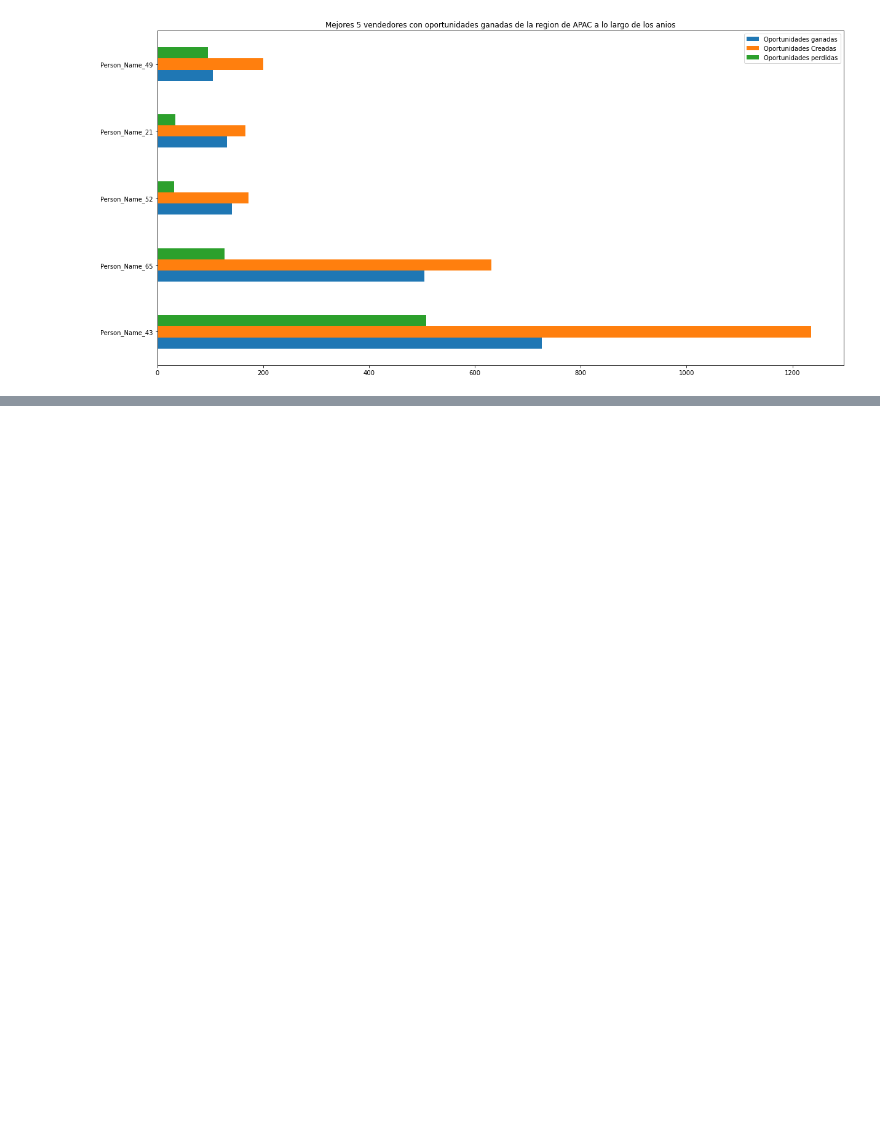
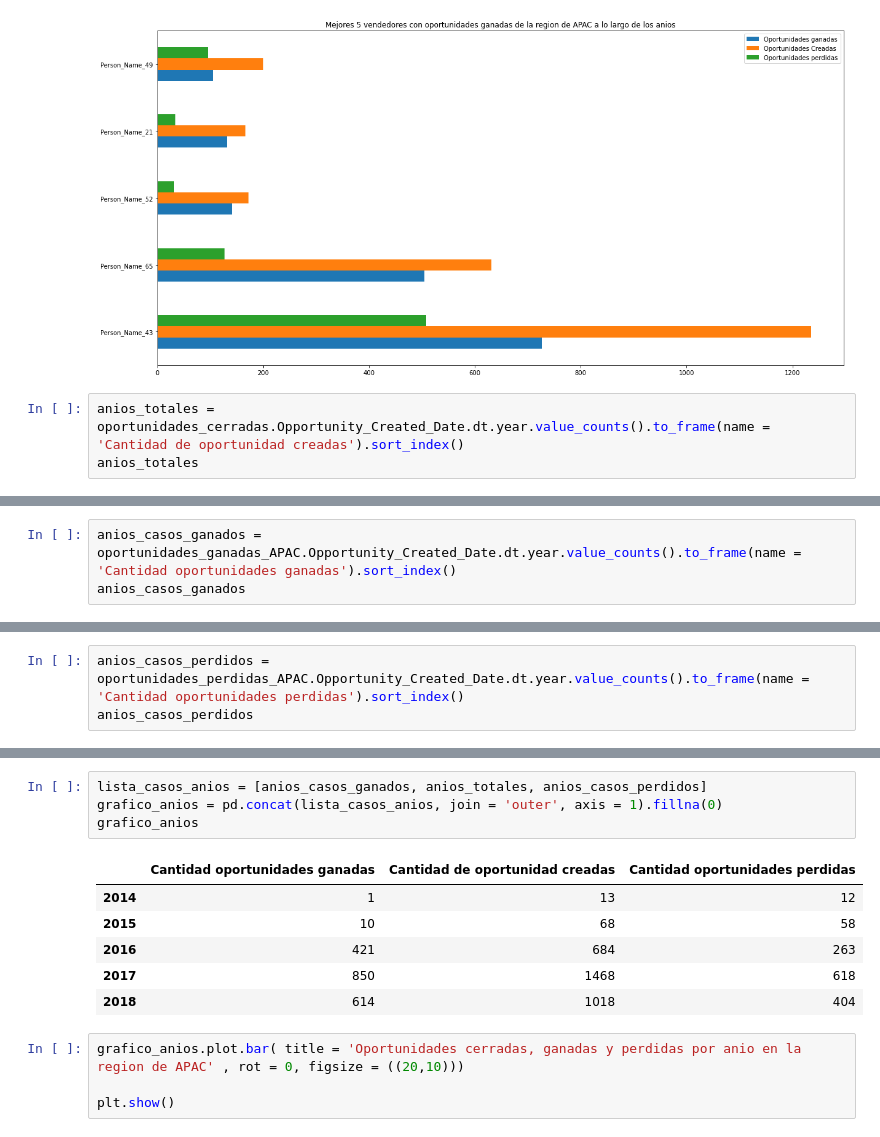
Before and after one commit to Ramaxx95/TP1-Orga-de-Datos, a Jupyter notebook: Visualizaciones/Region_APAC.ipynb, the cells around one changed output, grey strips where cells are left out. Saved outputs shown, nothing was run; the diff lists cells and outputs as text; blank space fills up the shorter version.

```diff
--- a/Visualizaciones/Region_APAC.ipynb
+++ b/Visualizaciones/Region_APAC.ipynb
@@ -267,3 +267,6 @@ top_5_vendedores.plot.barh( title = 'Mejores 5 vendedores con oportunidades gana
 plt.show()
 # %% [output]
 [figure]
+# %%
+anios_totales = oportunidades_cerradas.Opportunity_Created_Date.dt.year.value_counts().to_frame(name = 'Cantidad de oportunidad creadas').sort_index()
+anios_totales
@@ -269,0 +280,3 @@ plt.show()
+# %%
+anios_casos_ganados = oportunidades_ganadas_APAC.Opportunity_Created_Date.dt.year.value_counts().to_frame(name = 'Cantidad oportunidades ganadas').sort_index()
+anios_casos_ganados
@@ -269,0 +290,3 @@ plt.show()
+# %%
+anios_casos_perdidos = oportunidades_perdidas_APAC.Opportunity_Created_Date.dt.year.value_counts().to_frame(name = 'Cantidad oportunidades perdidas').sort_index()
+anios_casos_perdidos
@@ -269,0 +300,15 @@ plt.show()
+# %%
+lista_casos_anios = [anios_casos_ganados, anios_totales, anios_casos_perdidos]
+grafico_anios = pd.concat(lista_casos_anios, join = 'outer', axis = 1).fillna(0)
+grafico_anios
+# %% [output]
+|  | Cantidad oportunidades ganadas | Cantidad de oportunidad creadas | Cantidad oportunidades perdidas |
+| 2014 | 1 | 13 | 12 |
+| 2015 | 10 | 68 | 58 |
+| 2016 | 421 | 684 | 263 |
+| 2017 | 850 | 1468 | 618 |
+| 2018 | 614 | 1018 | 404 |
+# %%
+grafico_anios.plot.bar( title = 'Oportunidades cerradas, ganadas y perdidas por anio en la region de APAC' , rot = 0, figsize = ((20,10)))
+
+plt.show()
```
Also changed, not shown: parts of 5 cells of this notebook.
